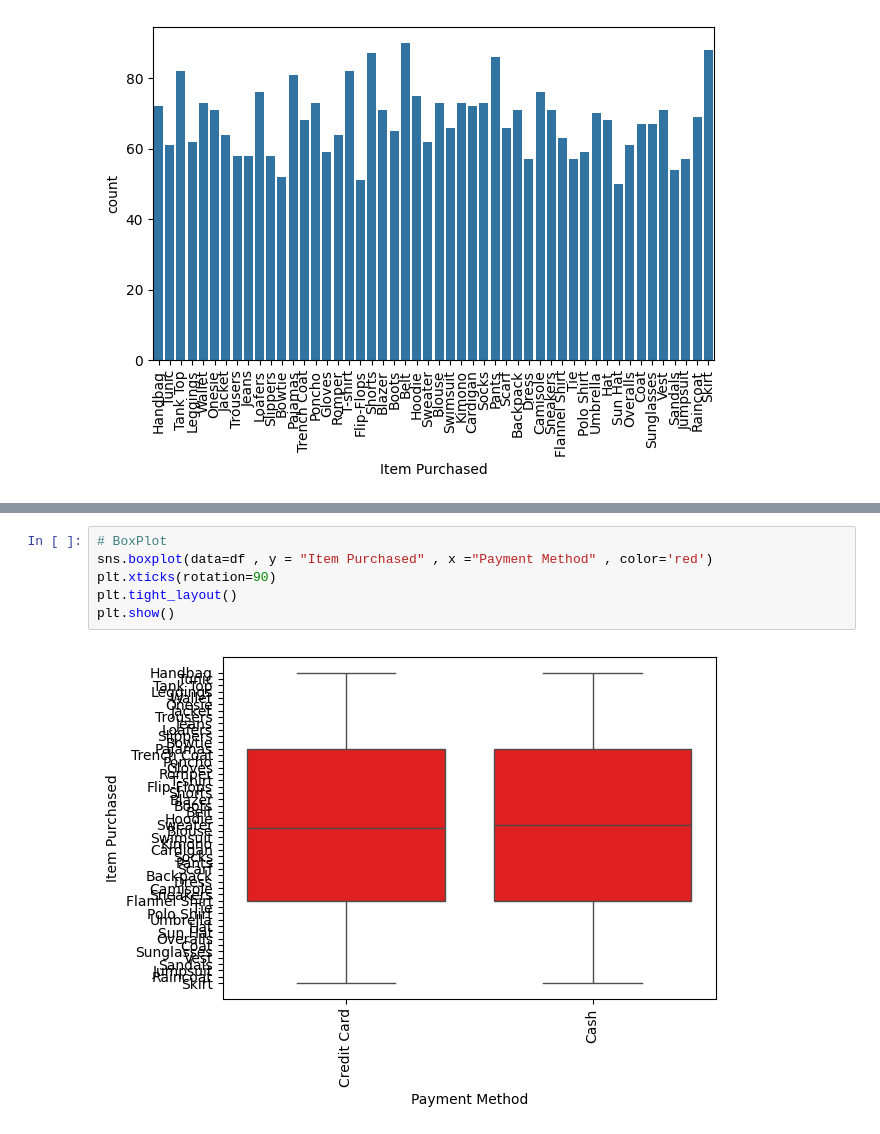
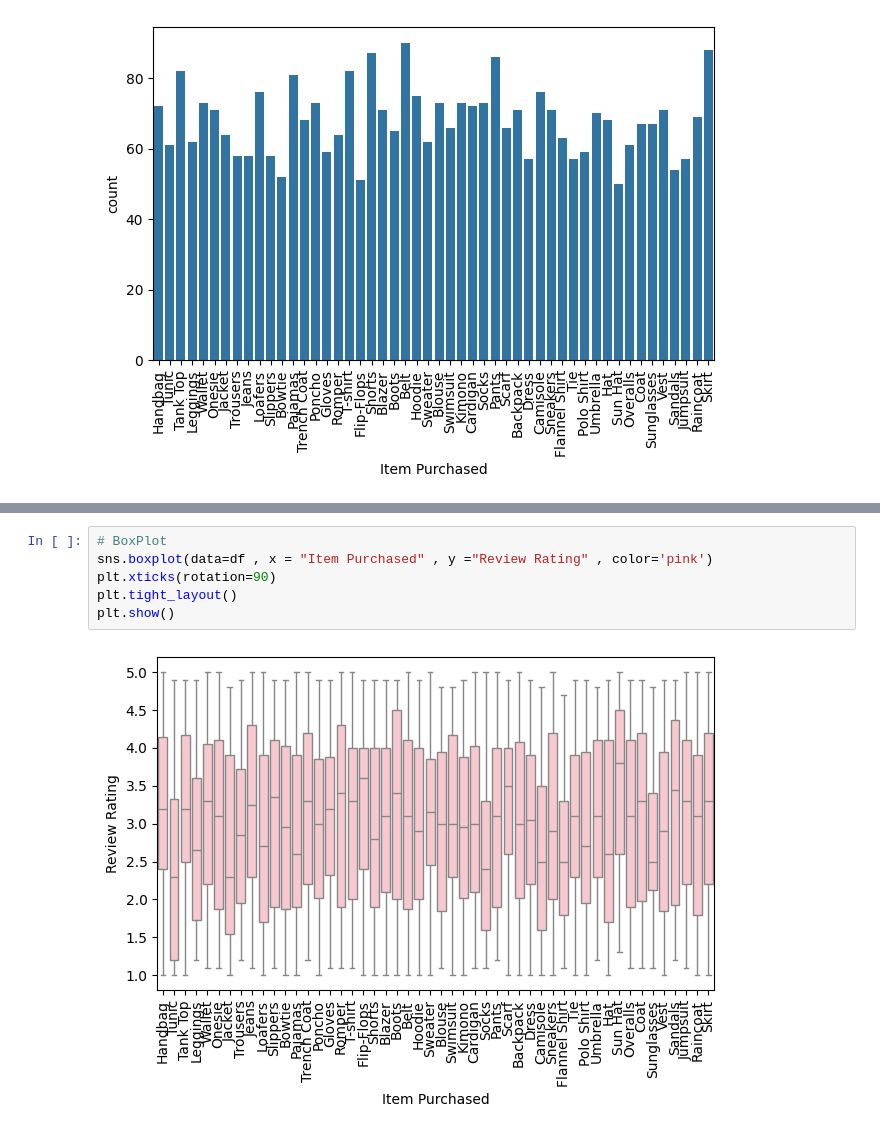
Before and after one commit to T-REX-C0DER/Data-Visualization-with-Python, a Jupyter notebook: Seaborn_Categorical_Plotings.ipynb, the cells around one changed output, grey strips where cells are left out. Cells and saved outputs as stored; diff of their text form.

```diff
--- a/Seaborn_Categorical_Plotings.ipynb
+++ b/Seaborn_Categorical_Plotings.ipynb
@@ -45,10 +45,10 @@ plt.show()
 # %%
 # BoxPlot
-sns.boxplot(data=df , y = "Item Purchased" , x ="Payment Method" , color='red')
+sns.boxplot(data=df , x = "Item Purchased" , y ="Review Rating" , color='pink')
 plt.xticks(rotation=90)
 plt.tight_layout()
 plt.show()
 # %% [output]
-[figure, old version]
+[figure, new version]
 # %%
 # ViolinPlot
```
Also changed, not shown: parts of 5 cells of this notebook.
